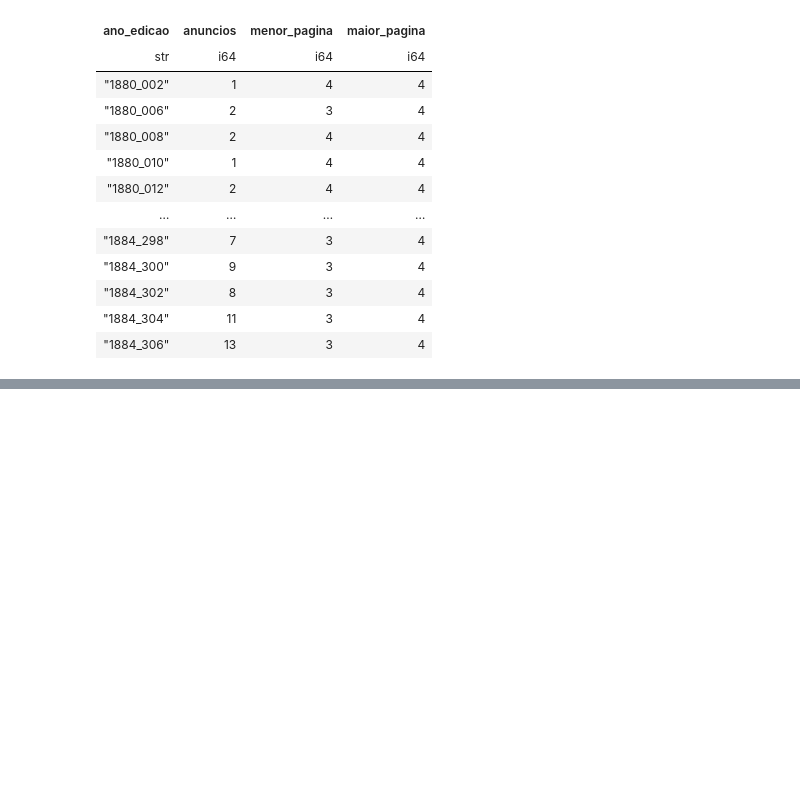
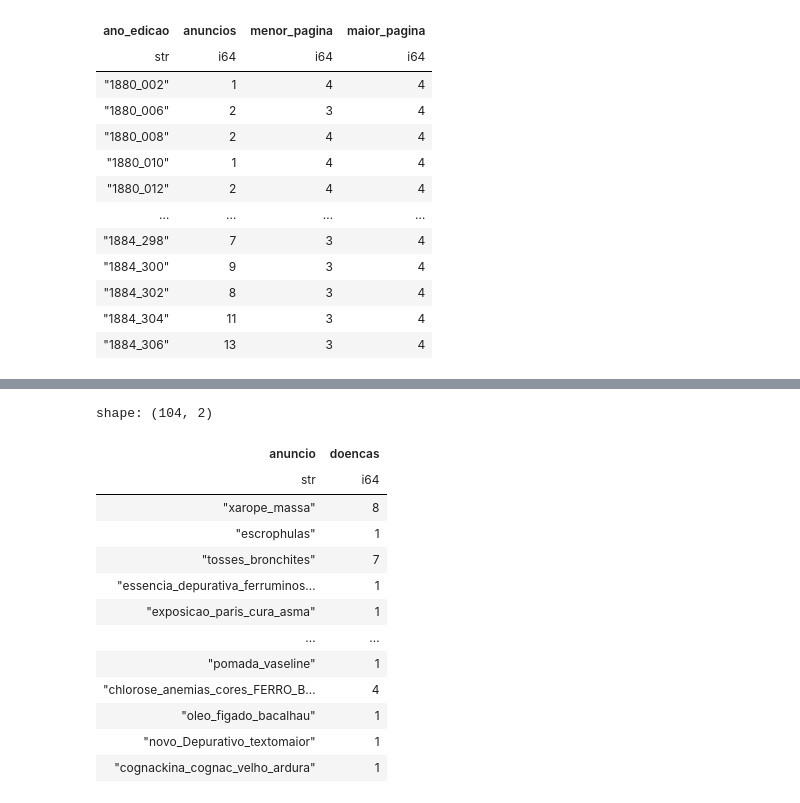
Before and after one commit to danibritods/pharma1880, a Jupyter notebook: notebooks/03_visualization.ipynb, the cells around one changed output, grey strips where cells are left out. Drawn from its saved outputs; the diff is of its cells as text; code cells hidden in the pictures; blank space fills up the shorter version.

```diff
--- a/notebooks/03_visualization.ipynb
+++ b/notebooks/03_visualization.ipynb
@@ -186,0 +303,26 @@ ads_per_edition
+# %%
+df_ailments_count_per_ad = con.sql("""
+    select
+        Identificador as anuncio,
+        count(distinct doenca_mencionada) as doencas,
+    from
+        doenca_mencionada
+    group by
+        Identificador,
+""").pl()
+df_ailments_count_per_ad
+# %% [output]
+shape: (104, 2)
+| anuncio | doencas |
+| str | i64 |
+| "xarope_massa" | 8 |
+| "escrophulas" | 1 |
+| "tosses_bronchites" | 7 |
+| "essencia_depurativa_ferruminos… | 1 |
+| "exposicao_paris_cura_asma" | 1 |
+| … | … |
+| "pomada_vaseline" | 1 |
+| "chlorose_anemias_cores_FERRO_B… | 4 |
+| "oleo_figado_bacalhau" | 1 |
+| "novo_Depurativo_textomaior" | 1 |
+| "cognackina_cognac_velho_ardura" | 1 |
```
Also changed, not shown: parts of 19 cells of this notebook, 1 other file.
